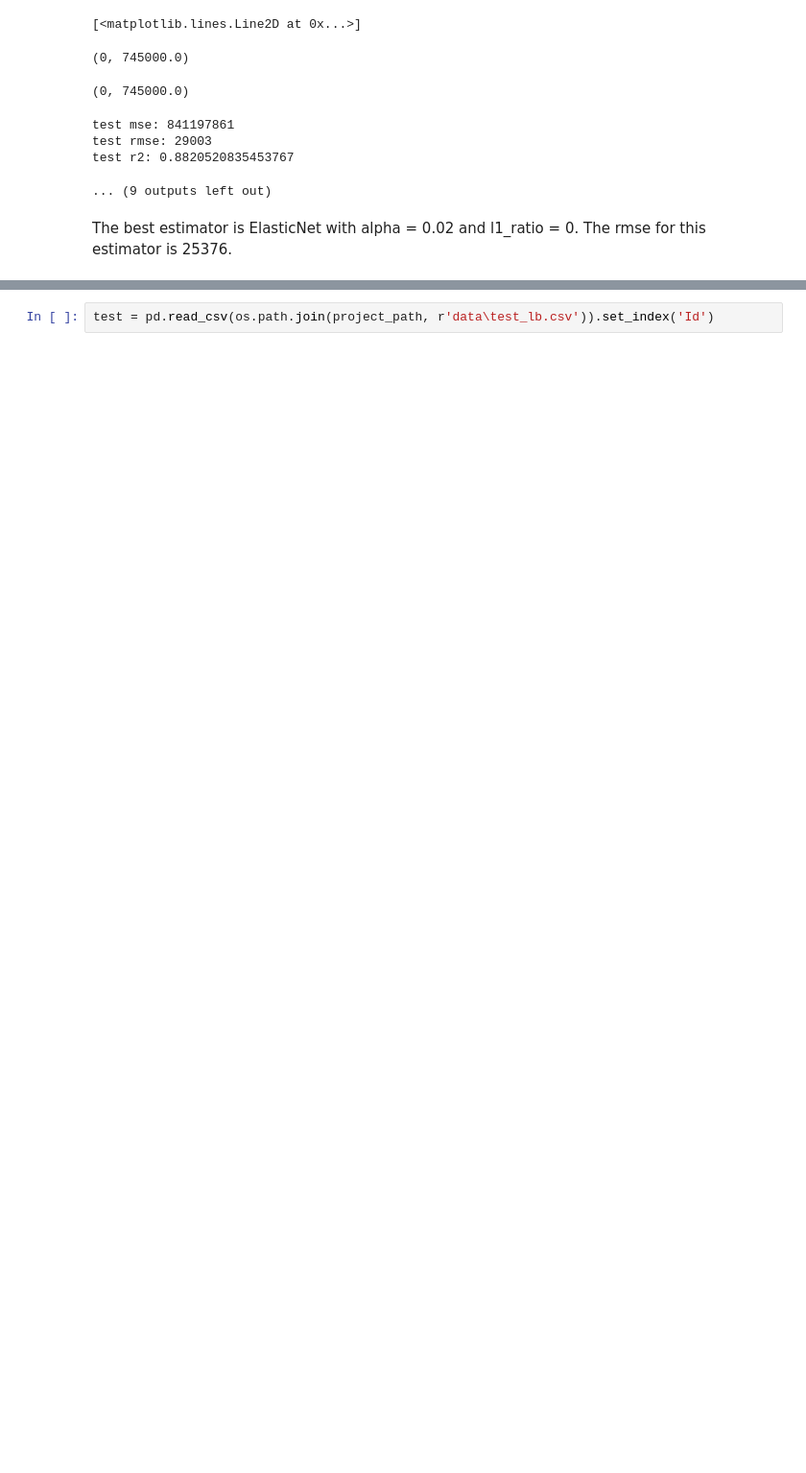
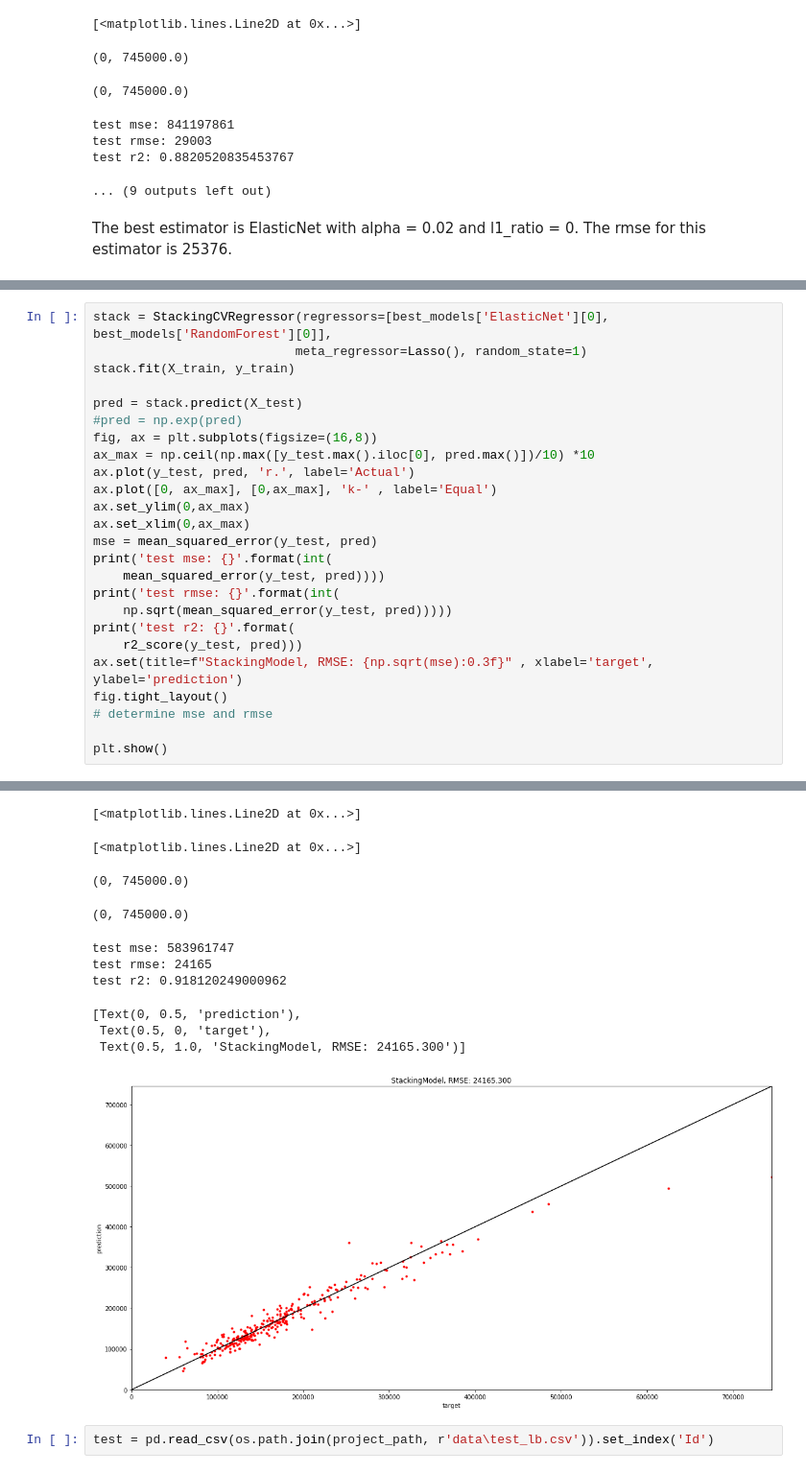
Before and after one commit to krischanas/HousePrices, a Jupyter notebook: notebooks/Models Building.ipynb, the cells around one changed output, grey strips where cells are left out. Shown at 96% size. Cells and saved outputs as stored; diff of their text form; blank space fills up the shorter version.

Commit message:
Stacking of ElasticNet and RandomForestRegressor using Lasso as meta regressor (0.12877)

```diff
--- a/notebooks/Models Building.ipynb
+++ b/notebooks/Models Building.ipynb
@@ -197,0 +239,26 @@ The best estimator is ElasticNet with alpha = 0.02 and l1_ratio = 0. The rmse fo
+# %%
+stack = StackingCVRegressor(regressors=[best_models['ElasticNet'][0], best_models['RandomForest'][0]],
+                           meta_regressor=Lasso(), random_state=1)
+stack.fit(X_train, y_train)
+
+pred = stack.predict(X_test)
+#pred = np.exp(pred)
+fig, ax = plt.subplots(figsize=(16,8))
+ax_max = np.ceil(np.max([y_test.max().iloc[0], pred.max()])/10) *10
+ax.plot(y_test, pred, 'r.', label='Actual')
+ax.plot([0, ax_max], [0,ax_max], 'k-' , label='Equal')
+ax.set_ylim(0,ax_max)
+ax.set_xlim(0,ax_max)
+mse = mean_squared_error(y_test, pred)
+print('test mse: {}'.format(int(
+    mean_squared_error(y_test, pred))))
+print('test rmse: {}'.format(int(
+    np.sqrt(mean_squared_error(y_test, pred)))))
+print('test r2: {}'.format(
+    r2_score(y_test, pred)))
+ax.set(title=f"StackingModel, RMSE: {np.sqrt(mse):0.3f}" , xlabel='target', ylabel='prediction')
+fig.tight_layout()
+# determine mse and rmse
+
+plt.show()
+# %% [output]
@@ -198,3 +282,14 @@ The best estimator is ElasticNet with alpha = 0.02 and l1_ratio = 0. The rmse fo
+[<matplotlib.lines.Line2D at 0x...>]
+[<matplotlib.lines.Line2D at 0x...>]
+(0, 745000.0)
+(0, 745000.0)
+test mse: 583961747
+test rmse: 24165
+test r2: 0.918120249000962
+[Text(0, 0.5, 'prediction'),
+ Text(0.5, 0, 'target'),
+ Text(0.5, 1.0, 'StackingModel, RMSE: 24165.300')]
+[figure, added]
 # %%
 test = pd.read_csv(os.path.join(project_path, r'data\test_lb.csv')).set_index('Id')
 # %%
```
Also changed, not shown: parts of 11 cells of this notebook, 1 other file.
